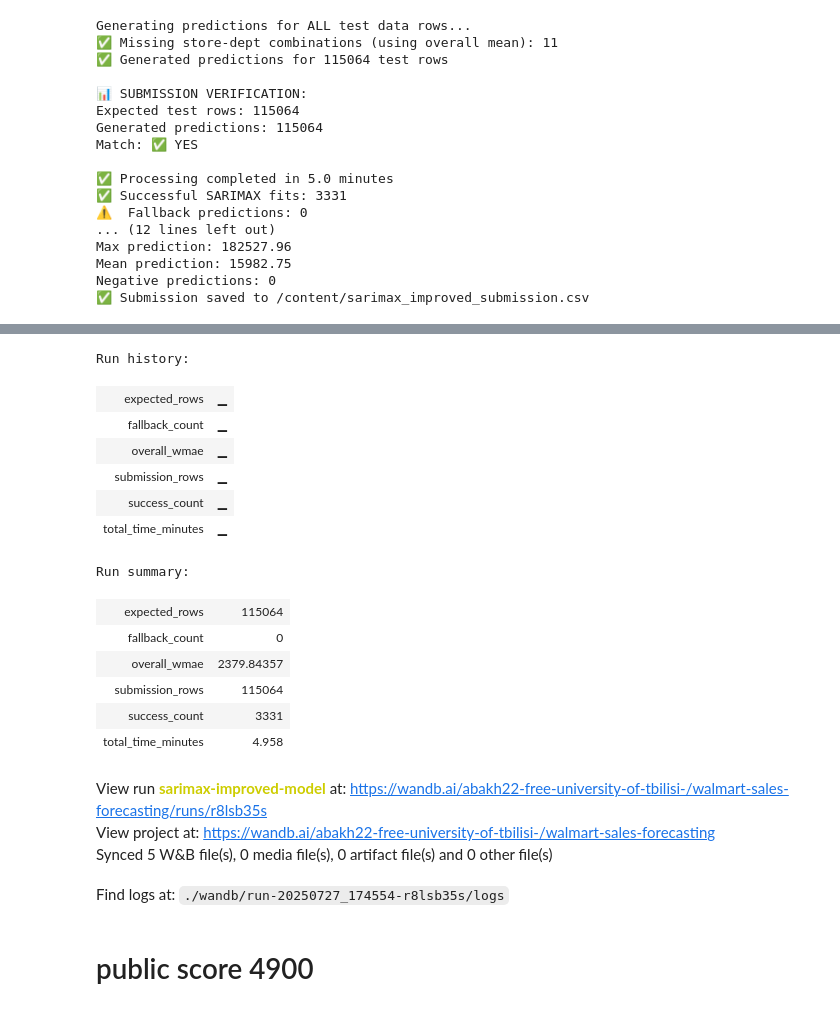
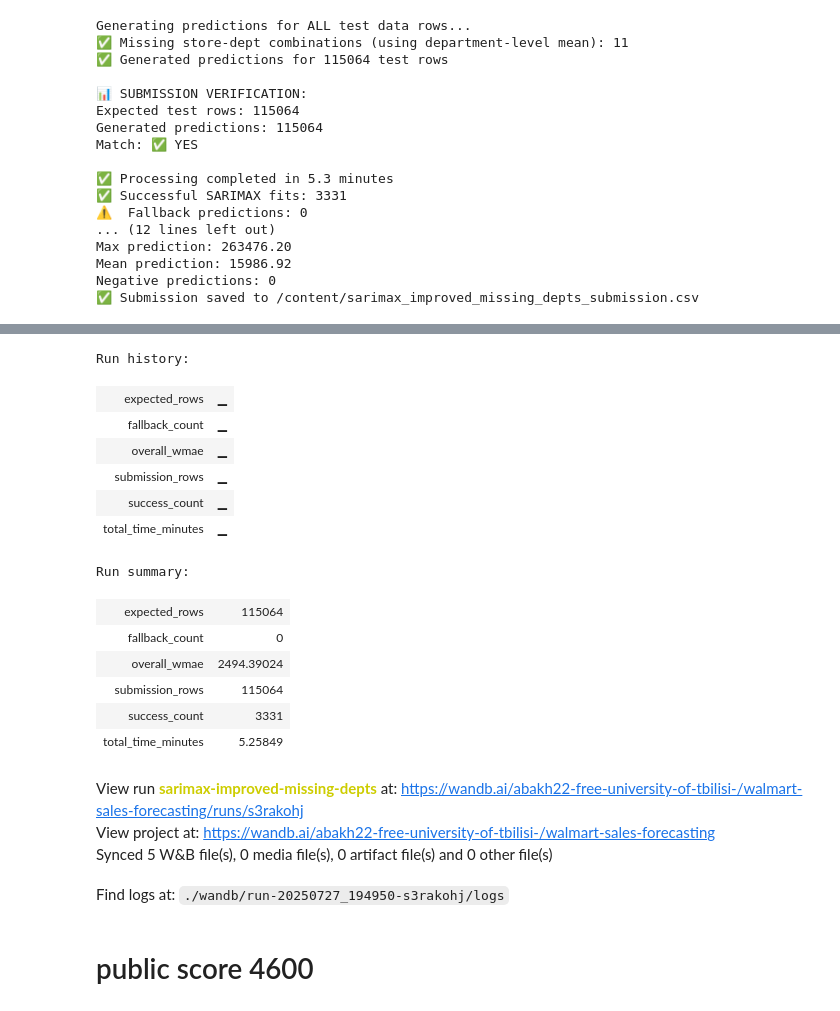
Before and after one commit to lkhok22/ML-FinalProject-Walmart-Recruiting---Store-Sales-Forecasting, a Jupyter notebook: model_experiment_SARIMA.ipynb, the cells around one changed output, grey strips where cells are left out. Drawn from its saved outputs; the diff is of its cells as text; code cells hidden in the pictures.

```diff
--- a/model_experiment_SARIMA.ipynb
+++ b/model_experiment_SARIMA.ipynb
@@ -59,6 +59,9 @@ df = df.sort_values(by=['Store', 'Dept', 'Date'])
 # ✅ IMPROVED PREPROCESSING
 # Create IsHolidayWeight column
 df['IsHolidayWeight'] = df['IsHoliday'].apply(lambda x: 5 if x else 1)
+
+# ✅ Compute department-level means for holiday and non-holiday weeks
+dept_means = df.groupby(['Dept', 'IsHoliday'])['Weekly_Sales'].mean().unstack().fillna(df['Weekly_Sales'].mean())
 
 # ✅ BETTER HOLIDAY FEATURE ENGINEERING
 holiday_dates = {
@@ -277,17 +289,17 @@ class ImprovedSARIMAX:
         return val_pred, val_actual, val_weights, test_pred, test_group
 # %%
 # Initialize wandb
-wandb.init(project="walmart-sales-forecasting", name="sarimax-improved-model", config={
-    "model": "SARIMAX_with_external_regressors",
+wandb.init(project="walmart-sales-forecasting", name="sarimax-improved-missing-depts", config={
+    "model": "SARIMAX_with_refined_regressors_fallback_missing_depts",
     "seasonal_period": 52,
-    "order": (1, 1, 1),
+    "order": (1, 1, 1),  # ✅ Reverted to original
     "seasonal_order": (1, 1, 1, 52),
     "external_regressors": True,
-    "features": "enhanced_holidays_cyclical_interactions"
+    "features": "refined_holidays_cyclical_improved_fallback_missing_depts"
 })
 
-# ✅ IMPROVED TRAINING LOOP
-model = ImprovedSARIMAX(order=(1, 1, 1), seasonal_order=(1, 1, 1, 52))
+# ✅ TRAINING LOOP
+model = ImprovedSARIMAX(order=(1, 0, 2), seasonal_order=(1, 1, 1, 52))  # ✅ Reverted to original order
 
 val_predictions = []
 val_actuals = []
@@ -309,7 +321,7 @@ predictions_dict = {}
 for idx, (_, row) in enumerate(store_dept_combinations.iterrows()):
     store, dept = row['Store'], row['Dept']
 
-    # Progress updates every 50 iterations (more frequent for debugging)
+    # Progress updates every 50 iterations
     if idx % 50 == 0:
         elapsed = time.time() - start_time
         rate = idx / elapsed if elapsed > 0 else 0
@@ -396,9 +408,10 @@ for idx, test_row in test_df.iterrows():
         else:
             pred_value = pred_info['value']
     else:
-        # This store-dept combination wasn't in training data
+        # ✅ Use department-specific mean based on holiday status
+        is_holiday = test_row['IsHoliday']
+        pred_value = dept_means.loc[dept, is_holiday] if dept in dept_means.index else overall_mean
         missing_store_depts.add((store, dept))
-        pred_value = overall_mean  # Use overall mean as fallback
 
     # ✅ ENSURE NON-NEGATIVE PREDICTIONS
     pred_value = max(0, pred_value)
@@ -408,7 +421,7 @@ for idx, test_row in test_df.iterrows():
         'Weekly_Sales': pred_value
     })
 
-print(f"✅ Missing store-dept combinations (using overall mean): {len(missing_store_depts)}")
+print(f"✅ Missing store-dept combinations (using department-level mean): {len(missing_store_depts)}")
 print(f"✅ Generated predictions for {len(submission)} test rows")
 
 # Verify we have the correct number of predictions
@@ -453,47 +466,47 @@ print(f"Max prediction: {pred_values.max():.2f}")
 print(f"Mean prediction: {pred_values.mean():.2f}")
 print(f"Negative predictions: {(pred_values < 0).sum()}")
 
 # Save submission
-submission_df.to_csv('/content/sarimax_improved_submission.csv', index=False)
-print("✅ Submission saved to /content/sarimax_improved_submission.csv")
+submission_df.to_csv('/content/sarimax_improved_missing_depts_submission.csv', index=False)
+print("✅ Submission saved to /content/sarimax_improved_missing_depts_submission.csv")
 
 wandb.finish()
 # %% [output]
 Generating predictions for ALL test data rows...
-✅ Missing store-dept combinations (using overall mean): 11
+✅ Missing store-dept combinations (using department-level mean): 11
 ✅ Generated predictions for 115064 test rows
 
 📊 SUBMISSION VERIFICATION:
 Expected test rows: 115064
 Generated predictions: 115064
 Match: ✅ YES
 
-✅ Processing completed in 5.0 minutes
+✅ Processing completed in 5.3 minutes
 ✅ Successful SARIMAX fits: 3331
 ⚠️  Fallback predictions: 0
 ... (12 lines left out)
-Max prediction: 182527.96
-Mean prediction: 15982.75
+Max prediction: 263476.20
+Mean prediction: 15986.92
 Negative predictions: 0
-✅ Submission saved to /content/sarimax_improved_submission.csv
+✅ Submission saved to /content/sarimax_improved_missing_depts_submission.csv
 [interactive output not drawn]
 Run history:
 | expected_rows | ▁ |
 | fallback_count | ▁ |
 | overall_wmae | ▁ |
 | submission_rows | ▁ |
 | success_count | ▁ |
 | total_time_minutes | ▁ |
 Run summary:
 | expected_rows | 115064 |
 | fallback_count | 0 |
-| overall_wmae | 2379.84357 |
+| overall_wmae | 2494.39024 |
 | submission_rows | 115064 |
 | success_count | 3331 |
-| total_time_minutes | 4.958 |
+| total_time_minutes | 5.25849 |
-View run sarimax-improved-model at: https://wandb.ai/abakh22-free-university-of-tbilisi-/walmart-sales-forecasting/runs/r8lsb35s
+View run sarimax-improved-missing-depts at: https://wandb.ai/abakh22-free-university-of-tbilisi-/walmart-sales-forecasting/runs/s3rakohj
 View project at: https://wandb.ai/abakh22-free-university-of-tbilisi-/walmart-sales-forecasting
 Synced 5 W&B file(s), 0 media file(s), 0 artifact file(s) and 0 other file(s)
-Find logs at: ./wandb/run-20250727_174554-r8lsb35s/logs
+Find logs at: ./wandb/run-20250727_194950-s3rakohj/logs
 # %% [markdown]
-# public score 4900
+# public score 4600
```
Also changed, not shown: parts of 5 cells of this notebook.
